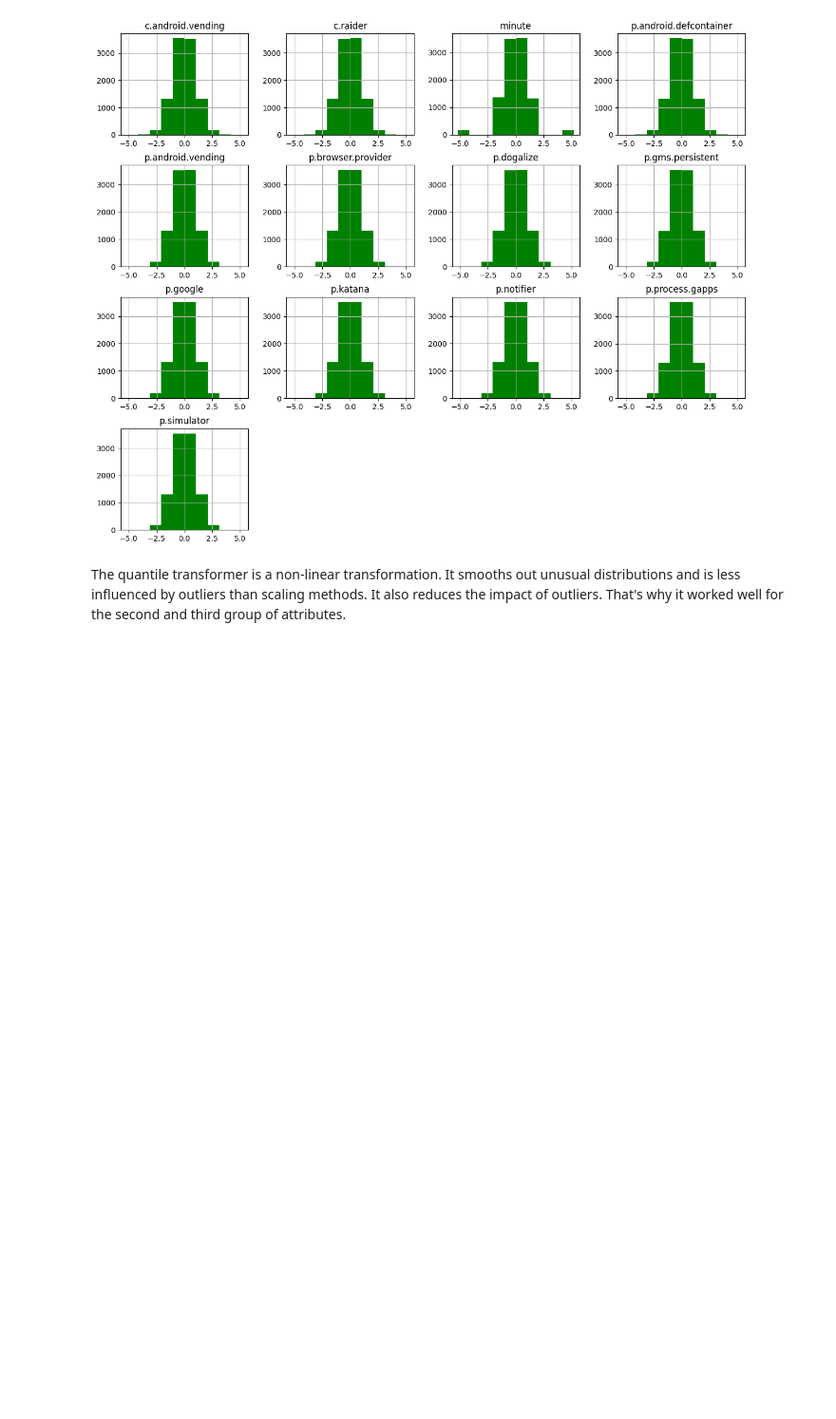
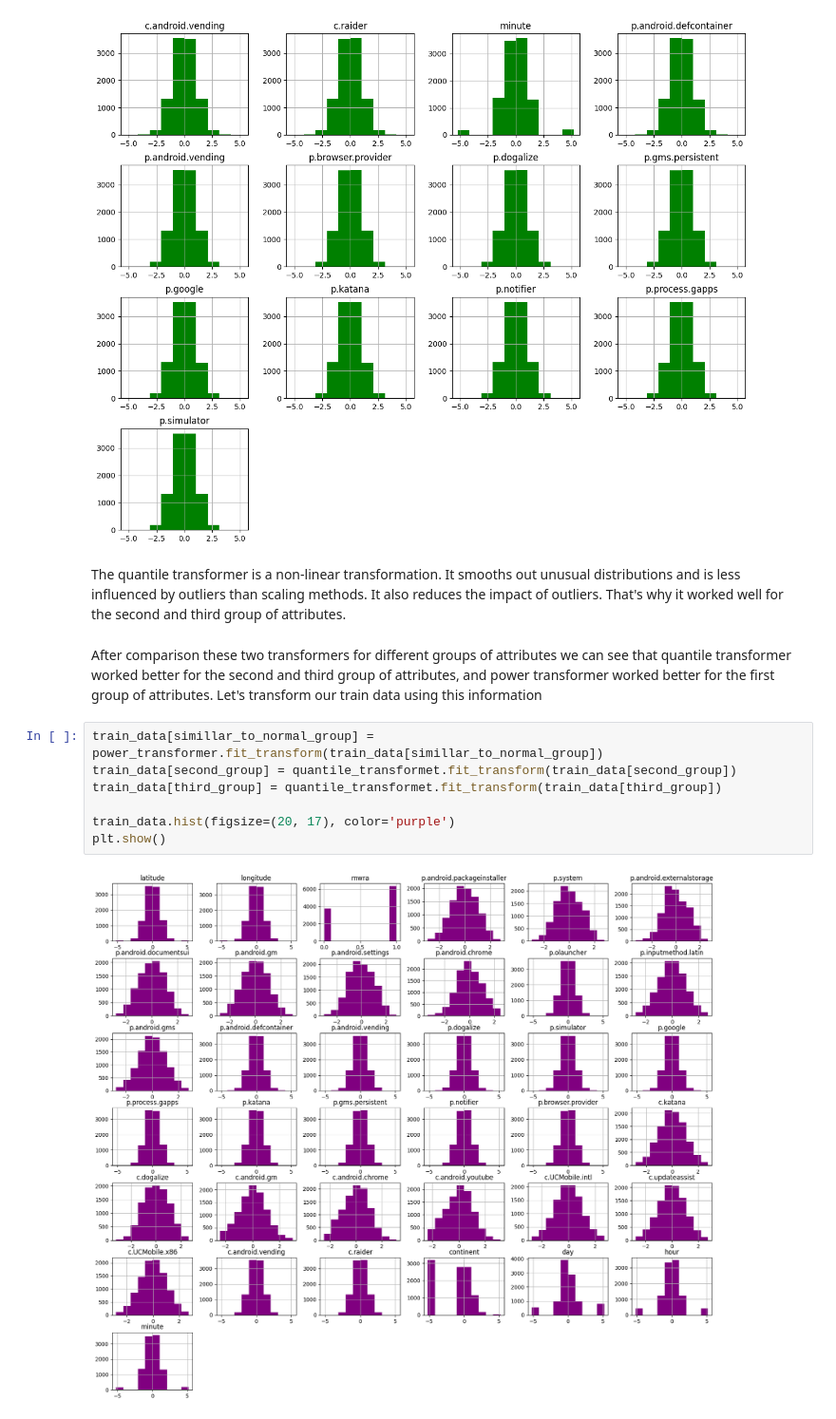
Before and after one commit to myrres0/IAU-2024, a Jupyter notebook: phase-2-karolina.ipynb, the cells around one changed output. Shown at 95% size. Drawn from its saved outputs; the diff is of its cells as text; blank space fills up the shorter version.

Commit message:
transform train data

```diff
--- a/phase-2-karolina.ipynb
+++ b/phase-2-karolina.ipynb
@@ -379,3 +381,15 @@ plt.show()
 [figure]
 # %% [markdown]
 The quantile transformer is a non-linear transformation. It smooths out unusual distributions and is less influenced by outliers than scaling methods. It also reduces the impact of outliers. That's why it worked well for the second and third group of attributes.
+# %% [markdown]
+After comparison these two transformers for different groups of attributes we can see that quantile transformer worked better for the second and third group of attributes, and power transformer worked better for the first group of attributes.
+Let's transform our train data using this information
+# %%
+train_data[simillar_to_normal_group] = power_transformer.fit_transform(train_data[simillar_to_normal_group])
+train_data[second_group] = quantile_transformet.fit_transform(train_data[second_group])
+train_data[third_group] = quantile_transformet.fit_transform(train_data[third_group])
+
+train_data.hist(figsize=(20, 17), color='purple')
+plt.show()
+# %% [output]
+[figure, added]
```
Also changed, not shown: parts of 7 cells of this notebook, 2 other files.
